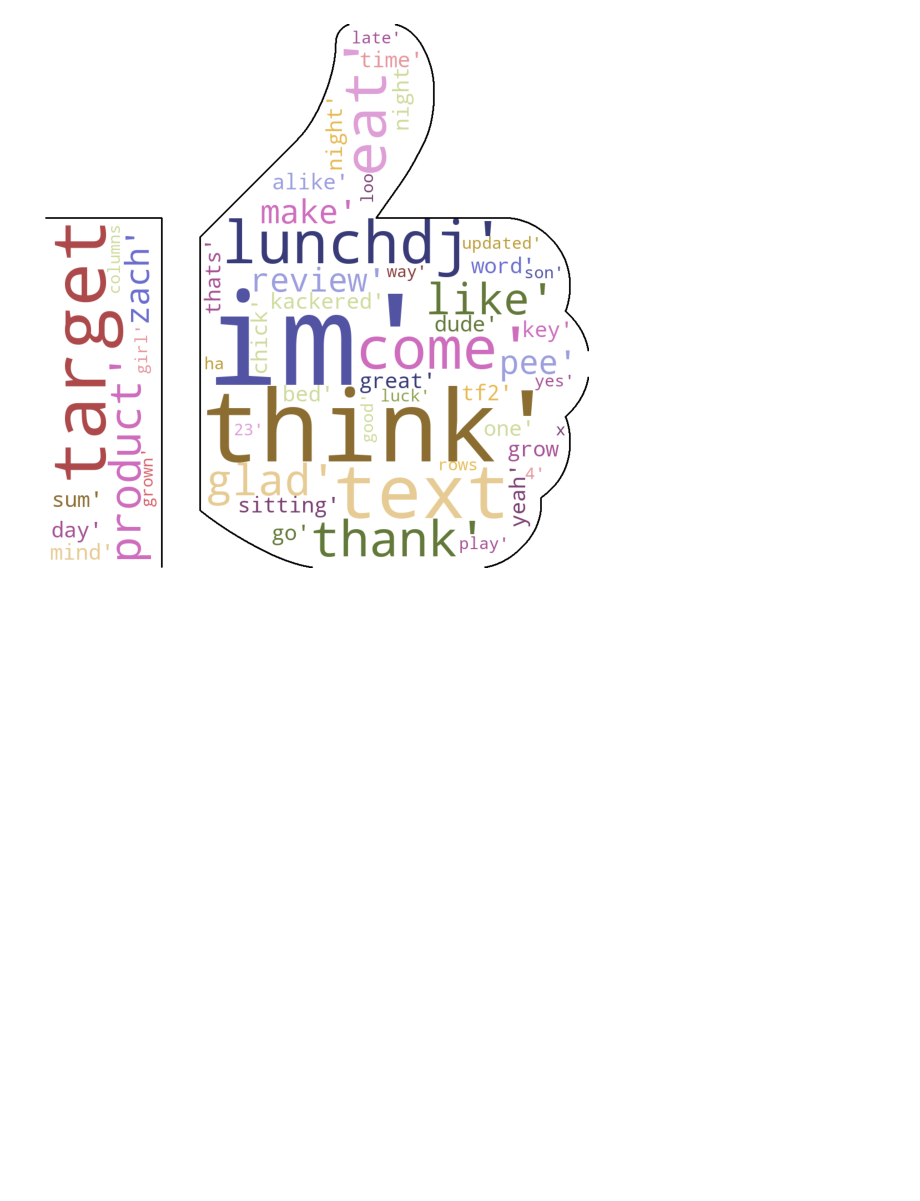
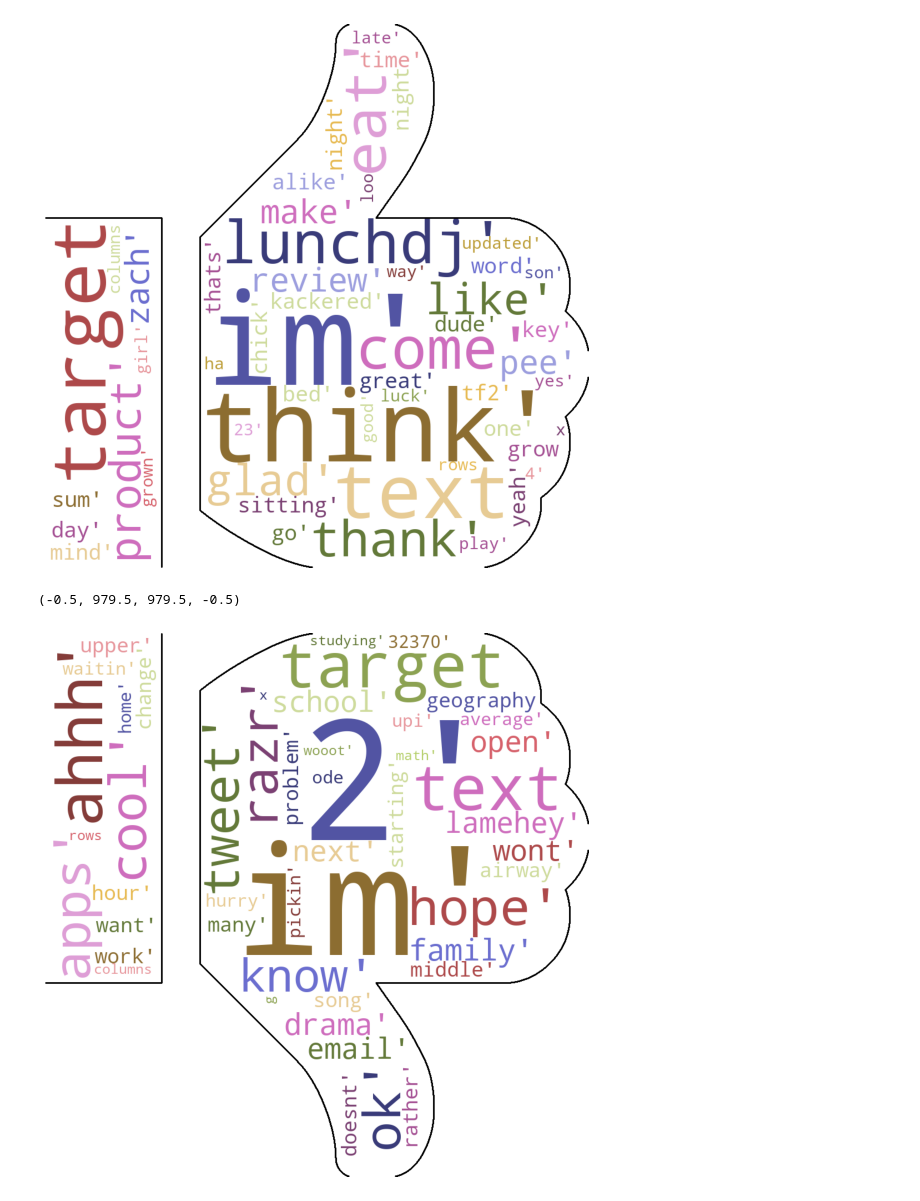
Before and after one commit to singhsanoo/tweet-sentiment-predictor, a Jupyter notebook: WordClouds.ipynb, the cells around one changed output. Cells and saved outputs as stored; diff of their text form; code cells hidden in the pictures; blank space fills up the shorter version.

Commit message:
fixed word cloud
needed to add thumbs down word cloud

```diff
--- a/WordClouds.ipynb
+++ b/WordClouds.ipynb
@@ -101,3 +72,13 @@ plt.axis("off")
 # %% [output]
 (-0.5, 979.5, 979.5, -0.5)
 [figure]
+# %%
+stopwords = set(STOPWORDS)
+wordcloud = WordCloud(random_state = 1,background_color='white', max_words=1000, mask=thumbs_down_mask,\
+                      contour_width=3, colormap='tab20b', collocations = False).generate(str(negative_Tweets))
+plt.figure(figsize=[10,10])
+plt.imshow(wordcloud)
+plt.axis("off")
+# %% [output]
+(-0.5, 979.5, 979.5, -0.5)
+[figure, added]
```
Also changed, not shown: parts of 7 cells of this notebook.
